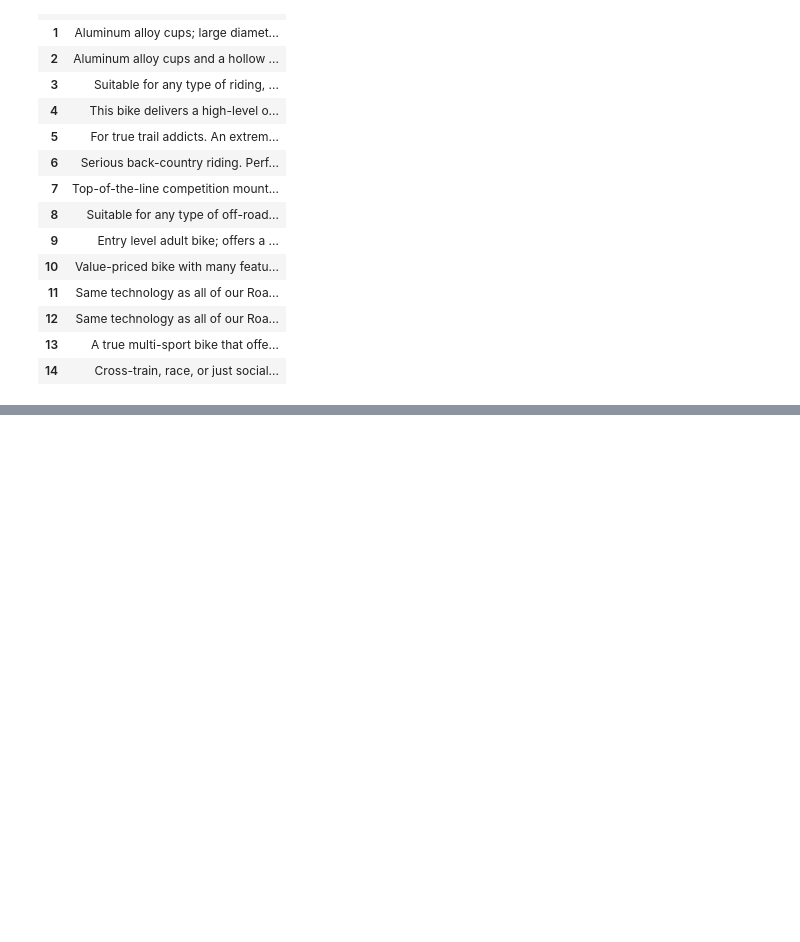
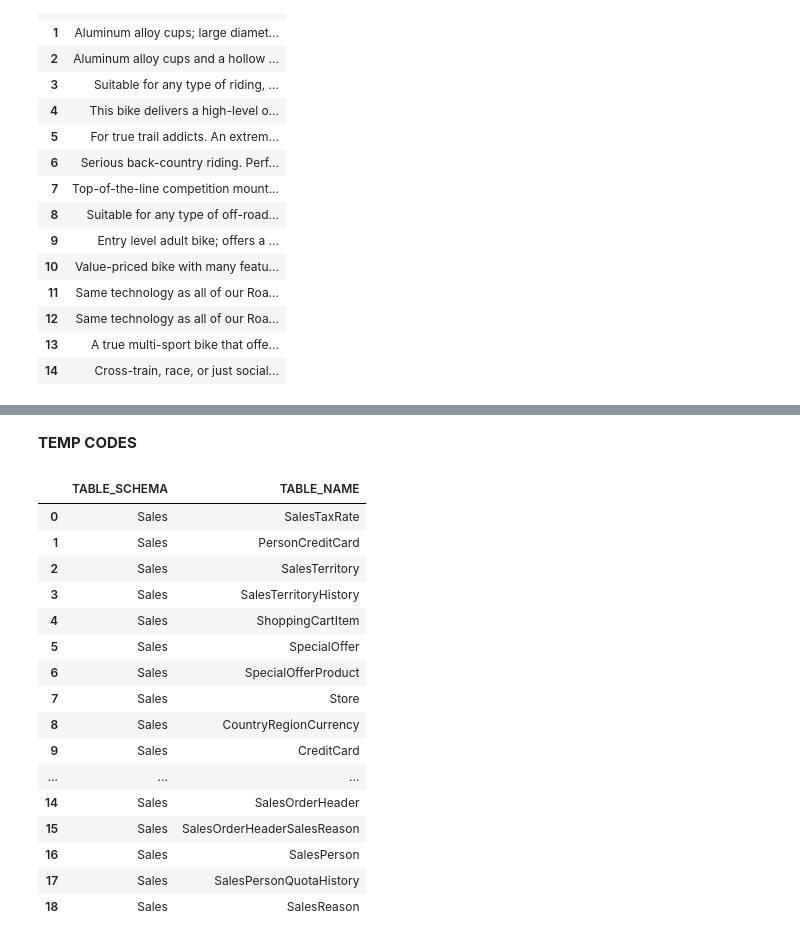
Before and after one commit to IsaacHog/ec-data-science-24, a Jupyter notebook: sql/isaac_hogfeldt_kunskapskontroll_sql.ipynb, the cells around one changed output, grey strips where cells are left out. Saved outputs shown, nothing was run; the diff lists cells and outputs as text; code cells hidden in the pictures; blank space fills up the shorter version.

```diff
--- a/sql/isaac_hogfeldt_kunskapskontroll_sql.ipynb
+++ b/sql/isaac_hogfeldt_kunskapskontroll_sql.ipynb
@@ -164,0 +180,30 @@ if df_customer_country is not None:
+# %% [markdown]
+<b>TEMP CODES</b>
+# %%
+query_test = """
+SELECT TABLE_SCHEMA, TABLE_NAME
+FROM INFORMATION_SCHEMA.TABLES
+WHERE TABLE_TYPE = 'BASE TABLE' AND TABLE_SCHEMA = 'Sales';
+"""
+
+df_test = run_query(query_test)
+if df_test is not None:
+    display(df_test)
+# %% [output]
+|  | TABLE_SCHEMA | TABLE_NAME |
+| 0 | Sales | SalesTaxRate |
+| 1 | Sales | PersonCreditCard |
+| 2 | Sales | SalesTerritory |
+| 3 | Sales | SalesTerritoryHistory |
+| 4 | Sales | ShoppingCartItem |
+| 5 | Sales | SpecialOffer |
+| 6 | Sales | SpecialOfferProduct |
+| 7 | Sales | Store |
+| 8 | Sales | CountryRegionCurrency |
+| 9 | Sales | CreditCard |
+| ... | ... | ... |
+| 14 | Sales | SalesOrderHeader |
+| 15 | Sales | SalesOrderHeaderSalesReason |
+| 16 | Sales | SalesPerson |
+| 17 | Sales | SalesPersonQuotaHistory |
+| 18 | Sales | SalesReason |
```
Also changed, not shown: parts of 5 cells of this notebook.
